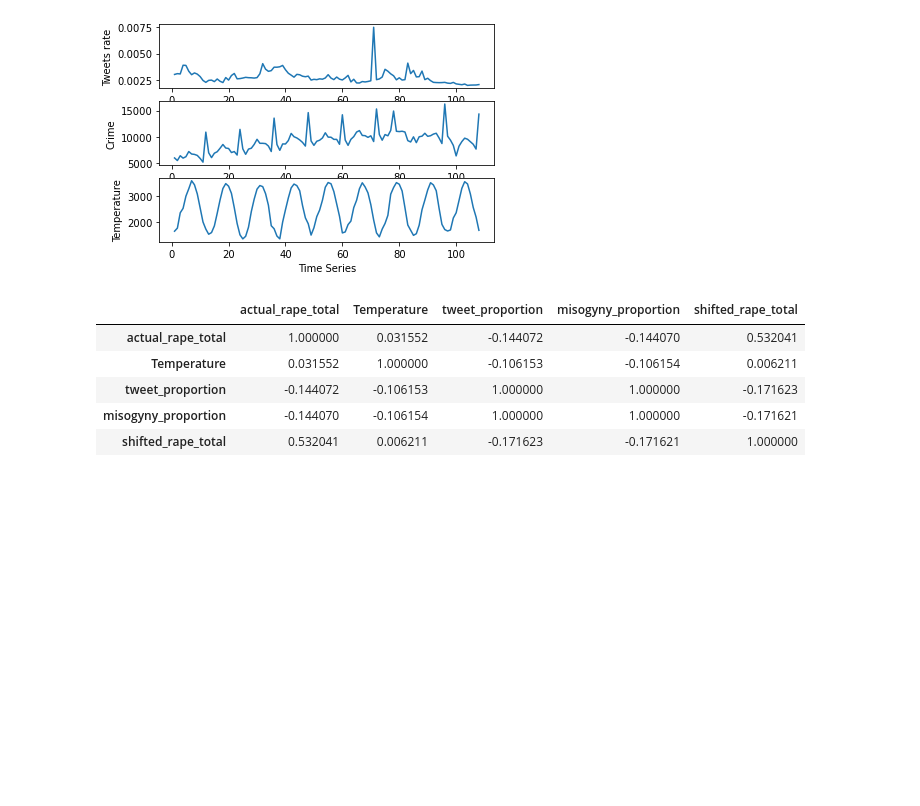
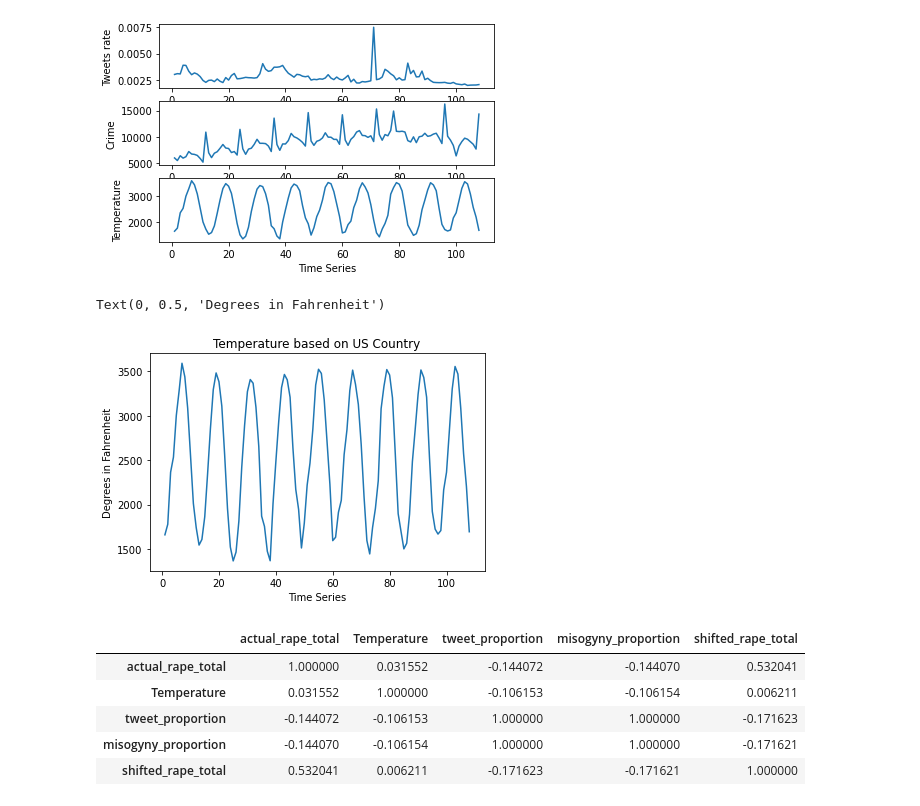
Before and after one commit to cenxi-si/DS-industry-project-group35, a Jupyter notebook: CCM_Temperature.ipynb, the cells around one changed output. Drawn from its saved outputs; the diff is of its cells as text; code cells hidden in the pictures; blank space fills up the shorter version.

```diff
--- a/CCM_Temperature.ipynb
+++ b/CCM_Temperature.ipynb
@@ -274,6 +274,14 @@ ax[2].set_xlabel('Time Series')
 # %% [output]
 Text(0.5, 0, 'Time Series')
 [figure]
+# %%
+plt.plot(np.arange(1,109),x3_temperature)
+plt.title("Temperature based on US Country")
+plt.xlabel("Time Series")
+plt.ylabel("Degrees in Fahrenheit")
+# %% [output]
+Text(0, 0.5, 'Degrees in Fahrenheit')
+[figure, added]
 # %%
 corr = merged_data10.corr() #reference correlation
 corr
```
